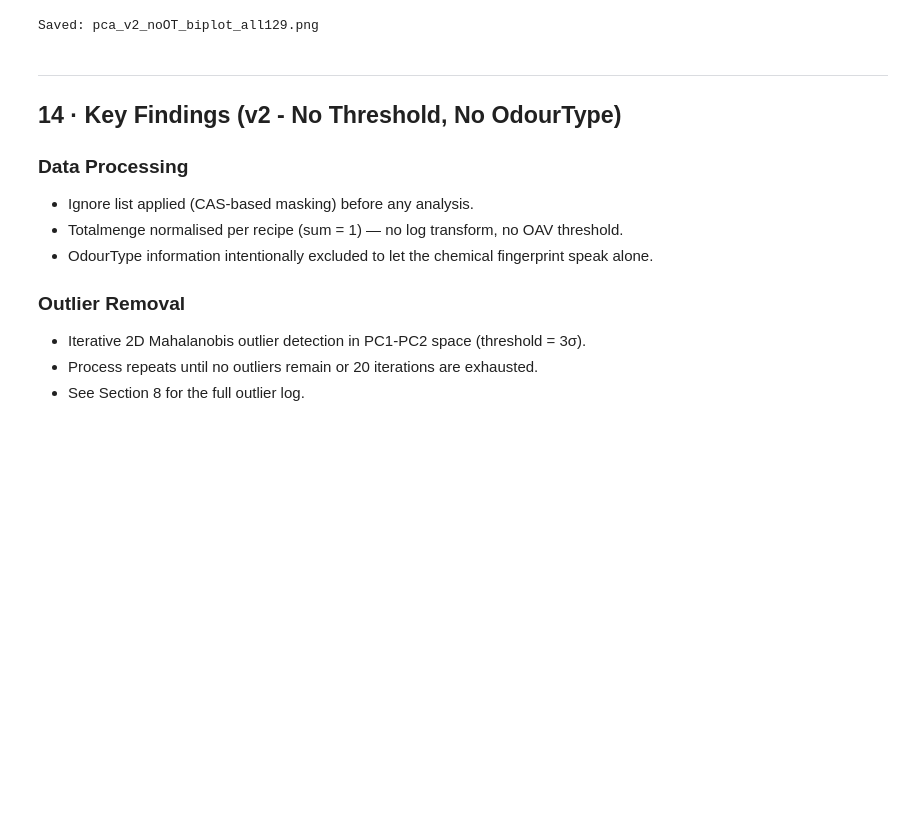
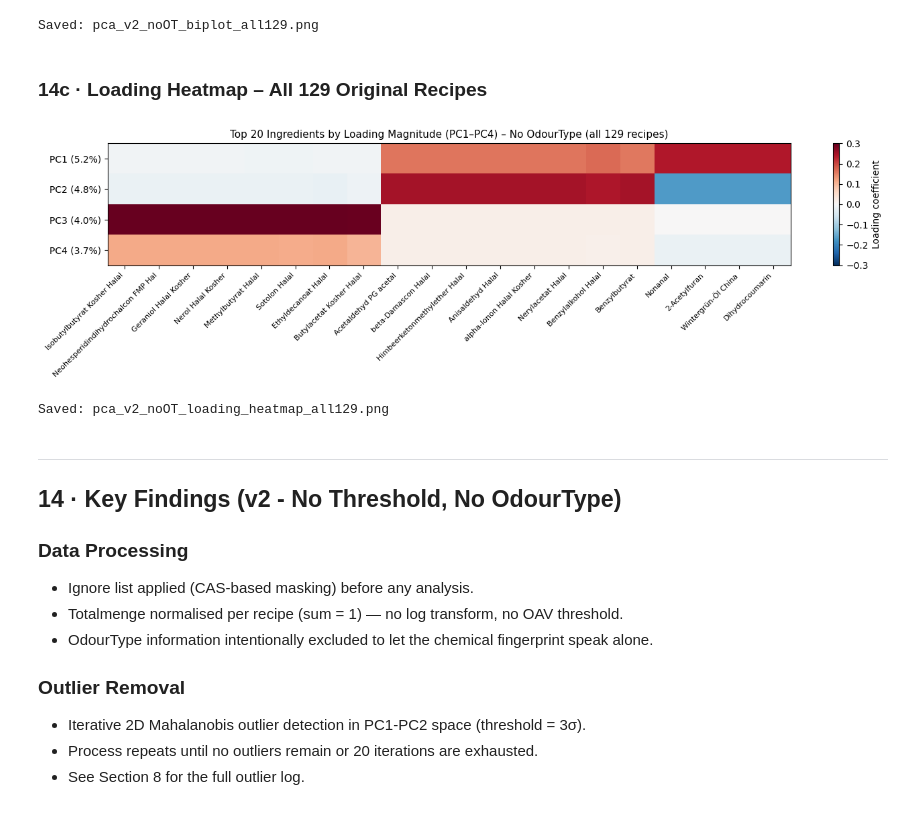
Before and after one commit to fredboneML/Flavour_Agent, a Jupyter notebook: notebooks/recipe_pca_v2_without_threshold_without_OdorType__strawberry_erdbeere.ipynb, the cells around one changed output. Cells and saved outputs as stored; diff of their text form; code cells hidden in the pictures; blank space fills up the shorter version.

Commit message:
feat: Add loading heatmap for all 129 recipes (Section 14c) to PCA v2 notebook
Co-Authored-By: Claude Sonnet 4.6 <noreply@anthropic.com>

```diff
--- a/notebooks/recipe_pca_v2_without_threshold_without_OdorType__strawberry_erdbeere.ipynb
+++ b/notebooks/recipe_pca_v2_without_threshold_without_OdorType__strawberry_erdbeere.ipynb
@@ -1521,6 +1521,39 @@ Top 12 ingredients driving PC1+PC2 (all 129 recipes):
   119-84-6        Dihydrocoumarin, natürlich Kosher Halal, BG    L1=+0.239  L2=-0.170
 [figure]
 Saved: pca_v2_noOT_biplot_all129.png
+# %% [markdown]
+### 14c · Loading Heatmap – All 129 Original Recipes
+# %%
+# ── Loading heatmap – top 20 ingredients, all 129 original recipes ─────────────
+N_TOP_H = 20
+N_PC_H  = min(4, pca_orig.n_components_)
+
+importance_h  = np.sqrt((loadings_orig[:N_PC_H]**2).sum(axis=0))
+top20_h_idx   = np.argsort(importance_h)[::-1][:N_TOP_H]
+
+top20_h_names = [cas_name.get(cas_labels[i], cas_labels[i]).split(',')[0][:35]
+                 for i in top20_h_idx]
+loading_mat_h = loadings_orig[:N_PC_H][:, top20_h_idx]  # (N_PC_H, N_TOP_H)
+
+fig, ax = plt.subplots(figsize=(14, 4))
+im = ax.imshow(loading_mat_h, aspect='auto', cmap='RdBu_r', vmin=-0.3, vmax=0.3)
+ax.set_xticks(range(N_TOP_H))
+ax.set_xticklabels(top20_h_names, rotation=45, ha='right', fontsize=8)
+ax.set_yticks(range(N_PC_H))
+ax.set_yticklabels([f'PC{k+1} ({ev_orig[k]:.1f}%)' for k in range(N_PC_H)], fontsize=10)
+plt.colorbar(im, ax=ax, label='Loading coefficient')
+ax.set_title(
+    f'Top {N_TOP_H} Ingredients by Loading Magnitude (PC1–PC{N_PC_H}) – No OdourType'
+    f' (all 129 recipes)',
+    fontsize=11
+)
+plt.tight_layout()
+fig.savefig(OUT_DIR / 'pca_v2_noOT_loading_heatmap_all129.png', dpi=150, bbox_inches='tight')
+plt.show()
+print('Saved: pca_v2_noOT_loading_heatmap_all129.png')
+# %% [output]
+[figure, added]
+Saved: pca_v2_noOT_loading_heatmap_all129.png
 # %% [markdown]
 ---
 ## 14 · Key Findings (v2 - No Threshold, No OdourType)
```
Also changed, not shown: 2 other files.
